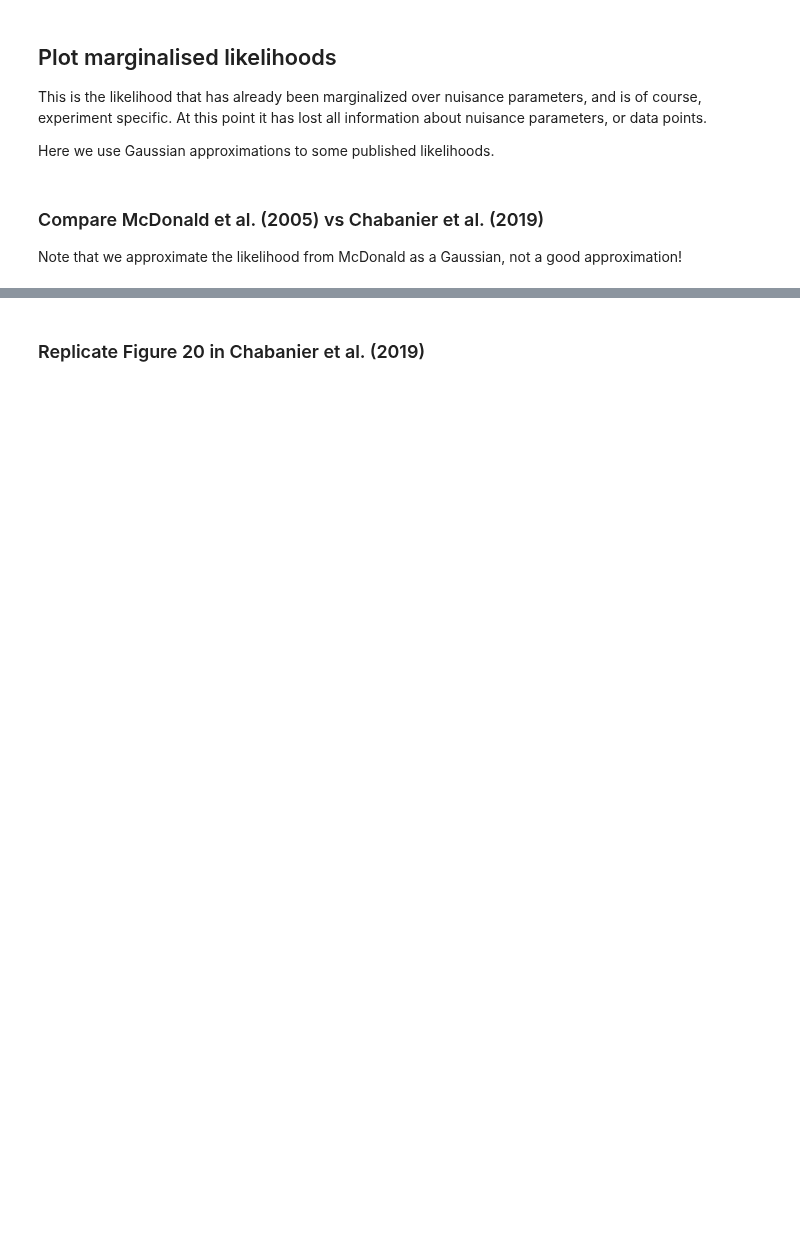
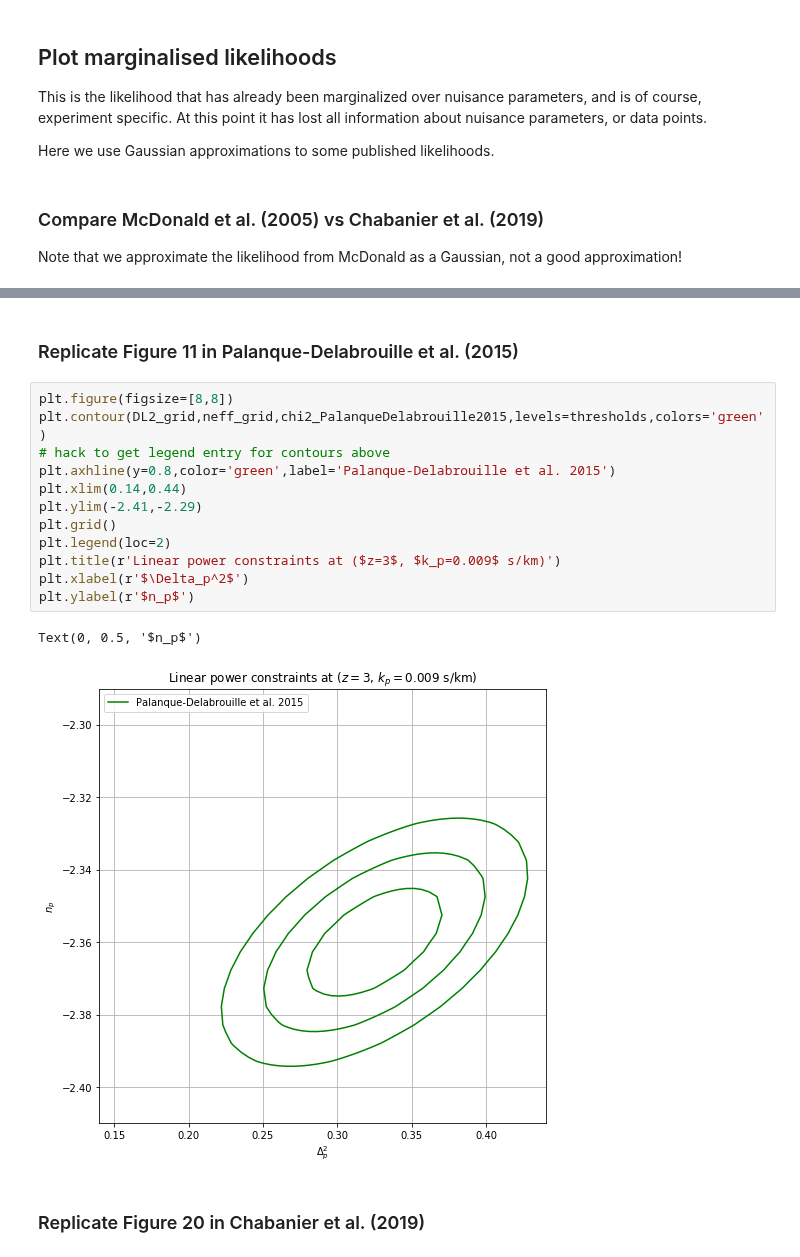
Before and after one commit to igmhub/cup1d, a Jupyter notebook: notebooks/test_marg_lya_like.ipynb, the cells around one changed output, grey strips where cells are left out. Cells and saved outputs as stored; diff of their text form; blank space fills up the shorter version.

```diff
--- a/notebooks/test_marg_lya_like.ipynb
+++ b/notebooks/test_marg_lya_like.ipynb
@@ -53,3 +57,20 @@ Text(0, 0.5, '$\\Delta_p^2$')
+# %% [markdown]
+### Replicate Figure 11 in Palanque-Delabrouille et al. (2015)
+# %%
+plt.figure(figsize=[8,8])
+plt.contour(DL2_grid,neff_grid,chi2_PalanqueDelabrouille2015,levels=thresholds,colors='green')
+# hack to get legend entry for contours above
+plt.axhline(y=0.8,color='green',label='Palanque-Delabrouille et al. 2015')
+plt.xlim(0.14,0.44)
+plt.ylim(-2.41,-2.29)
+plt.grid()
+plt.legend(loc=2)
+plt.title(r'Linear power constraints at ($z=3$, $k_p=0.009$ s/km)')
+plt.xlabel(r'$\Delta_p^2$')
+plt.ylabel(r'$n_p$')
+# %% [output]
+Text(0, 0.5, '$n_p$')
+[figure, added]
 # %% [markdown]
 ### Replicate Figure 20 in Chabanier et al. (2019)
 # %%
```
Also changed, not shown: parts of 5 cells of this notebook, 2 other files.
